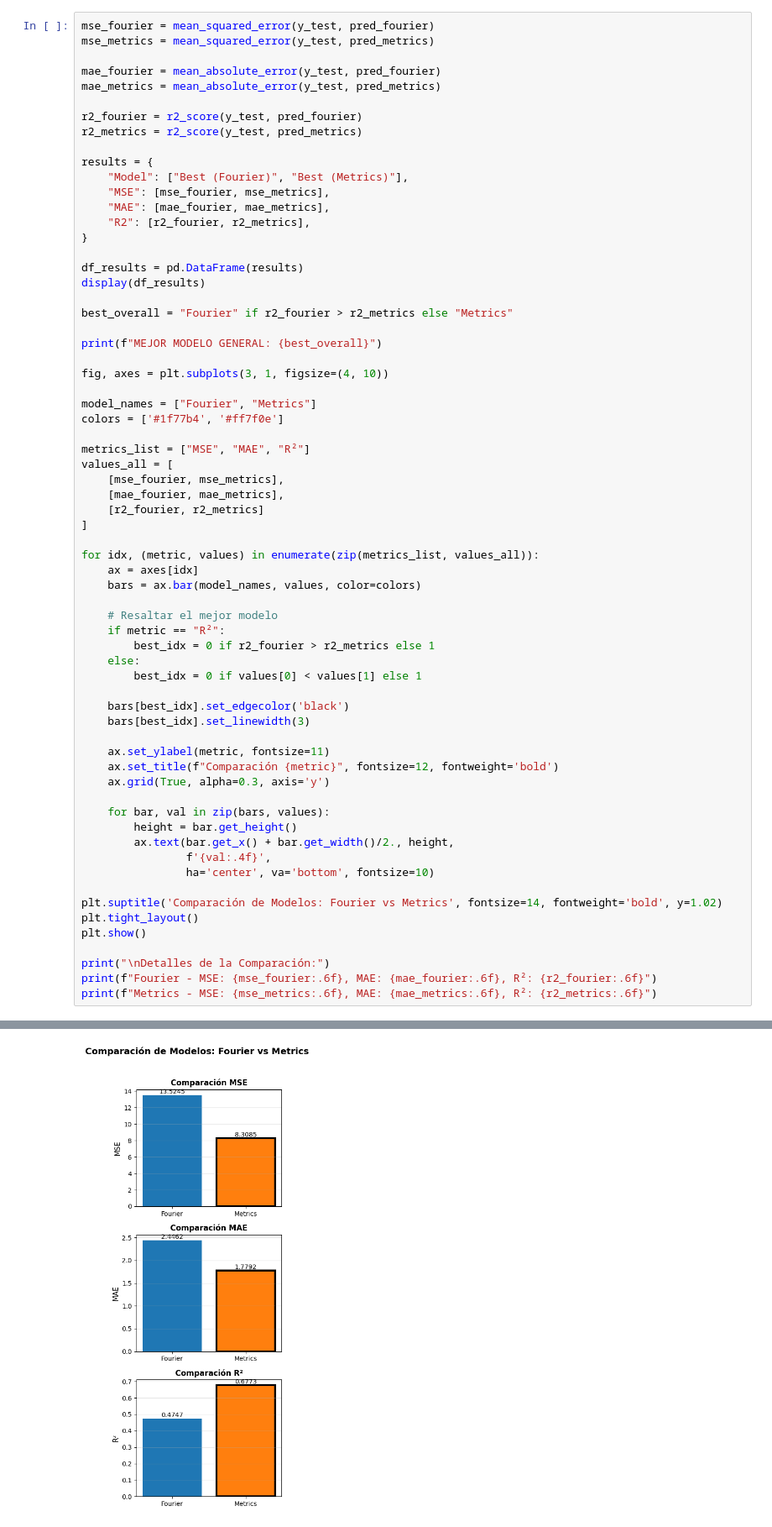
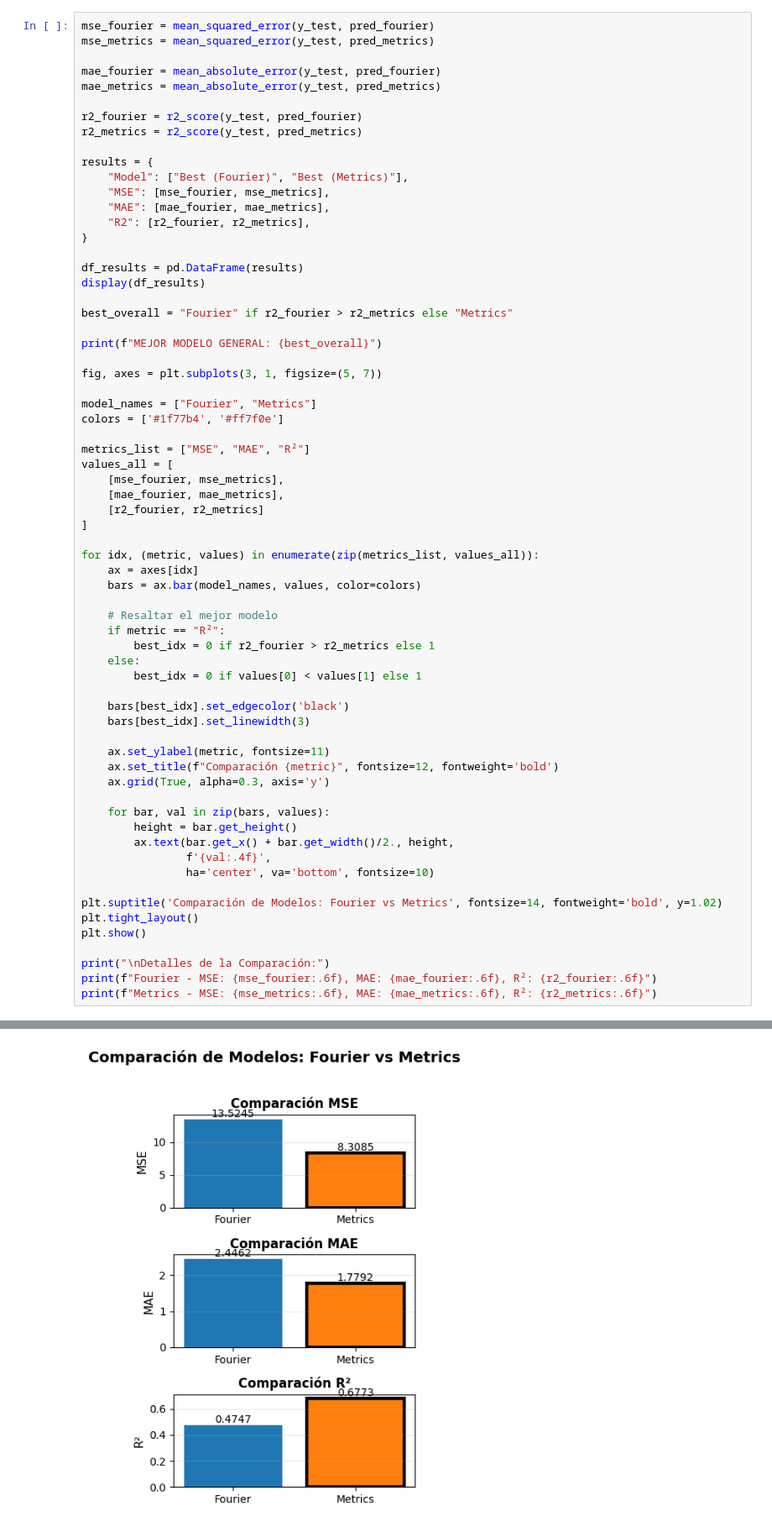
Before and after one commit to joaco1212004/VED-TPF-ML-Fadel-DiCola, a Jupyter notebook: 4compare_models.ipynb, the cells around one changed output, grey strips where cells are left out. Shown: that part at 84% size. Cells and saved outputs as stored; diff of their text form.

```diff
--- a/4compare_models.ipynb
+++ b/4compare_models.ipynb
@@ -142,7 +142,7 @@ best_overall = "Fourier" if r2_fourier > r2_metrics else "Metrics"
 
 print(f"MEJOR MODELO GENERAL: {best_overall}")
 
-fig, axes = plt.subplots(3, 1, figsize=(4, 10))
+fig, axes = plt.subplots(3, 1, figsize=(5, 7))
 
 model_names = ["Fourier", "Metrics"]
 colors = ['#1f77b4', '#ff7f0e']
@@ -162,34 +162,34 @@ for idx, (metric, values) in enumerate(zip(metrics_list, values_all)):
     if metric == "R²":
         best_idx = 0 if r2_fourier > r2_metrics else 1
     else:
         best_idx = 0 if values[0] < values[1] else 1
 
     bars[best_idx].set_edgecolor('black')
     bars[best_idx].set_linewidth(3)
 
     ax.set_ylabel(metric, fontsize=11)
     ax.set_title(f"Comparación {metric}", fontsize=12, fontweight='bold')
     ax.grid(True, alpha=0.3, axis='y')
 
     for bar, val in zip(bars, values):
         height = bar.get_height()
         ax.text(bar.get_x() + bar.get_width()/2., height,
                 f'{val:.4f}',
                 ha='center', va='bottom', fontsize=10)
 
 plt.suptitle('Comparación de Modelos: Fourier vs Metrics', fontsize=14, fontweight='bold', y=1.02)
 plt.tight_layout()
 plt.show()
 
 print("\nDetalles de la Comparación:")
 print(f"Fourier - MSE: {mse_fourier:.6f}, MAE: {mae_fourier:.6f}, R²: {r2_fourier:.6f}")
 print(f"Metrics - MSE: {mse_metrics:.6f}, MAE: {mae_metrics:.6f}, R²: {r2_metrics:.6f}")
 # %% [output]
 |  | Model | MSE | MAE | R2 |
 | 0 | Best (Fourier) | 13.524549 | 2.446225 | 0.474741 |
 | 1 | Best (Metrics) | 8.308547 | 1.779163 | 0.677318 |
 MEJOR MODELO GENERAL: Metrics
-[figure, old version]
+[figure, new version]
 Detalles de la Comparación:
 Fourier - MSE: 13.524549, MAE: 2.446225, R²: 0.474741
 Metrics - MSE: 8.308547, MAE: 1.779163, R²: 0.677318
```
